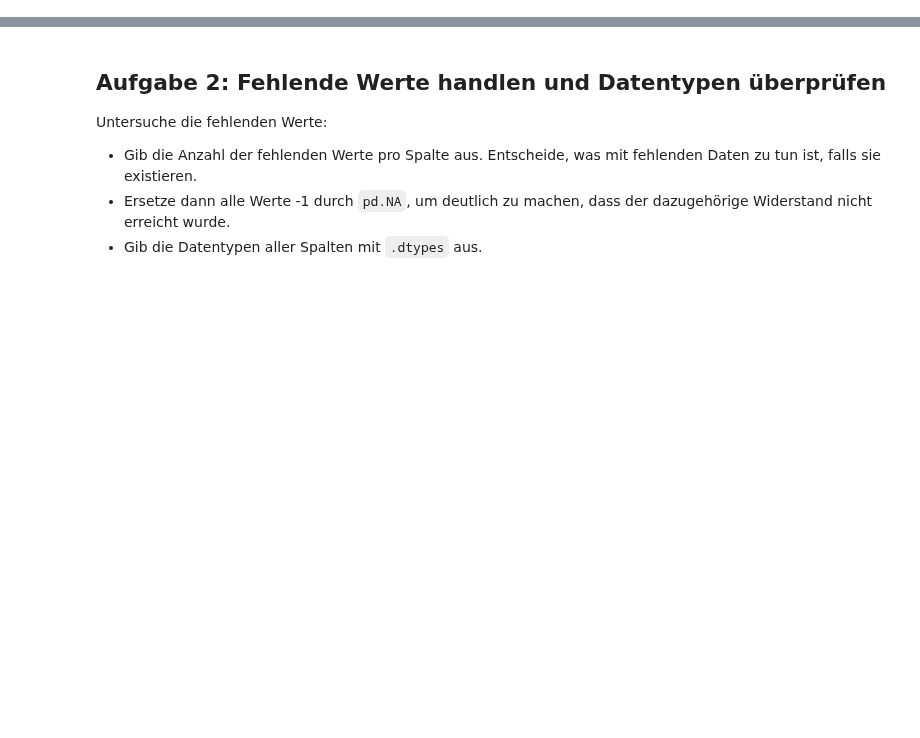
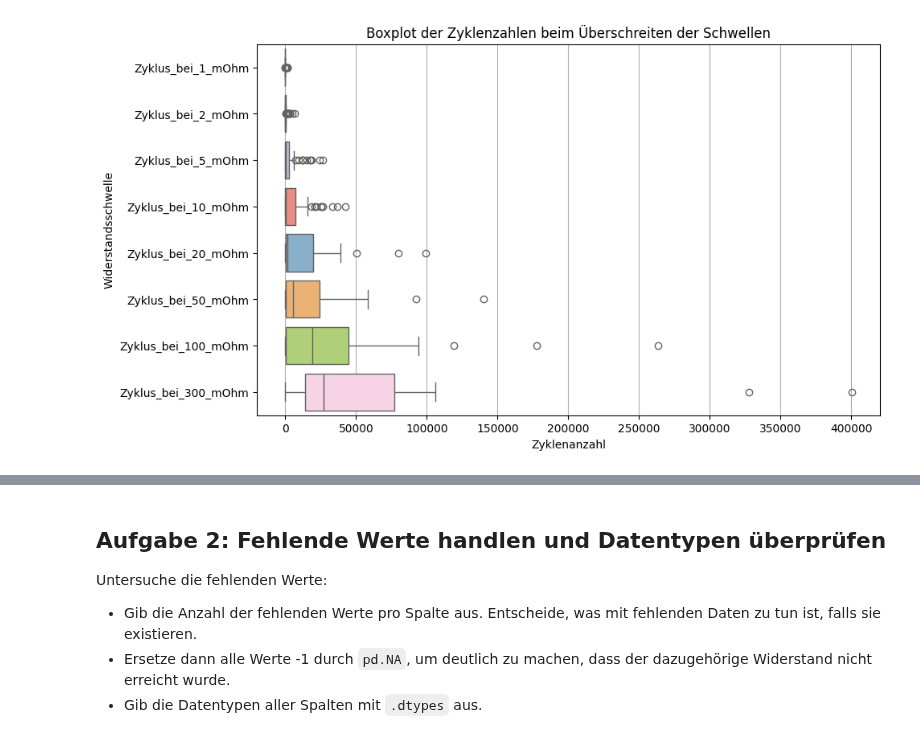
Before and after one commit to wolfromanlist/MLForEngineers, a Jupyter notebook: Notebooks/6-Lösungen.ipynb, the cells around one changed output, grey strips where cells are left out. Saved outputs shown, nothing was run; the diff lists cells and outputs as text; code cells hidden in the pictures; blank space fills up the shorter version.

```diff
--- a/Notebooks/6-Lösungen.ipynb
+++ b/Notebooks/6-Lösungen.ipynb
@@ -133,0 +180,16 @@ plt.show()
+# %%
+import numpy as np
+
+# Nur die Zyklus-Spalten extrahieren
+df_visual = df[zyklus_cols].copy().replace(-1, np.nan)
+
+# Plot
+plt.figure(figsize=(10, 6))
+sns.boxplot(data=df_visual, orient="h", palette="Set3")
+plt.title("Boxplot der Zyklenzahlen beim Überschreiten der Schwellen")
+plt.xlabel("Zyklenanzahl")
+plt.ylabel("Widerstandsschwelle")
+plt.grid(axis="x")
+plt.show()
+# %% [output]
+[figure, added]
```
Also changed, not shown: parts of 9 cells of this notebook, 1 other file.
